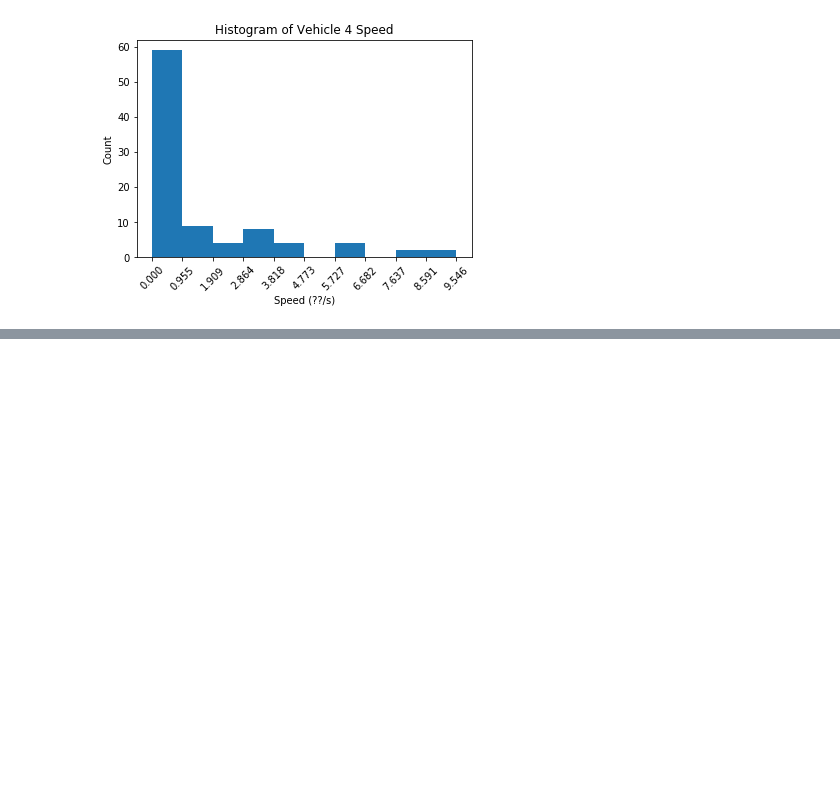
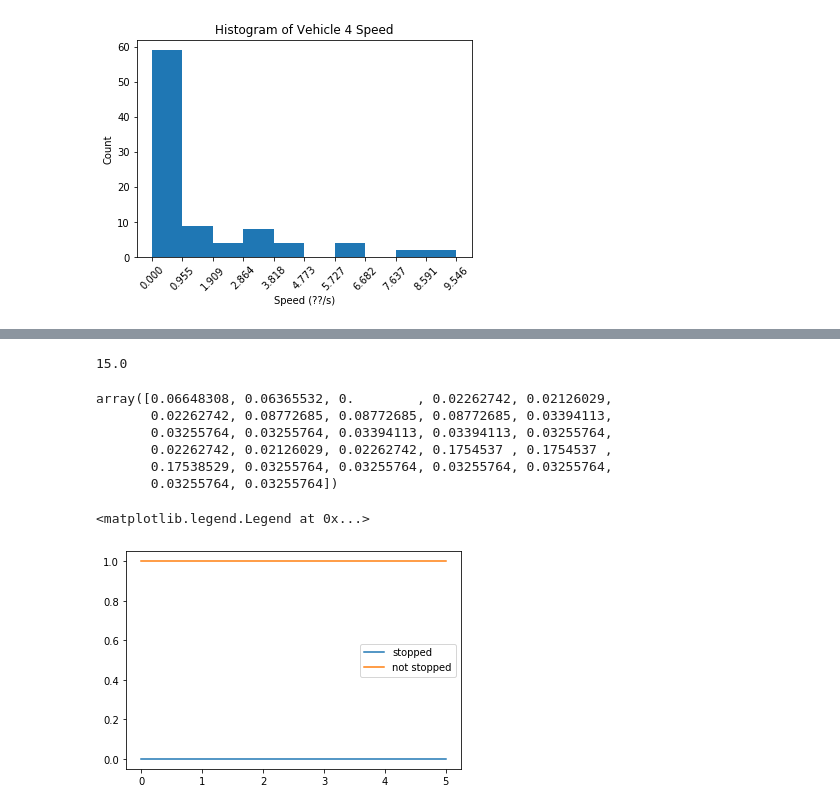
Before and after one commit to clylau/E205_HW2, a Jupyter notebook: hw2.ipynb, the cells around one changed output, grey strips where cells are left out. Drawn from its saved outputs; the diff is of its cells as text; code cells hidden in the pictures; blank space fills up the shorter version.

```diff
--- a/hw2.ipynb
+++ b/hw2.ipynb
@@ -422,0 +573,27 @@ plt.show()
+# %%
+t_v4[18]
+# %% [output]
+15.0
+# %%
+speed_v4
+# %% [output]
+array([0.06648308, 0.06365532, 0.        , 0.02262742, 0.02126029,
+       0.02262742, 0.08772685, 0.08772685, 0.08772685, 0.03394113,
+       0.03255764, 0.03255764, 0.03394113, 0.03394113, 0.03255764,
+       0.02262742, 0.02126029, 0.02262742, 0.1754537 , 0.1754537 ,
+       0.17538529, 0.03255764, 0.03255764, 0.03255764, 0.03255764,
+       0.03255764, 0.03255764])
+# %%
+stateProbs_v1 = bayesFilter(speed_v1, model_means, model_stds)
+stateProbs_v2 = bayesFilter(speed_v2, model_means, model_stds)
+stateProbs_v3 = bayesFilter(speed_v3, model_means, model_stds)
+stateProbs_v5 = bayesFilter(speed_v5, model_means, model_stds)
+stateProbs_v6 = bayesFilter(speed_v6, model_means, model_stds)
+# %%
+t_v1 = np.arange(0, 5.5, 0.5)
+plt.plot(t_v1, stateProbs_v1[:, 0])
+plt.plot(t_v1, stateProbs_v1[:, 1])
+plt.legend(["stopped", "not stopped"])
+# %% [output]
+<matplotlib.legend.Legend at 0x...>
+[figure, added]
```
Also changed, not shown: parts of 21 cells of this notebook.
